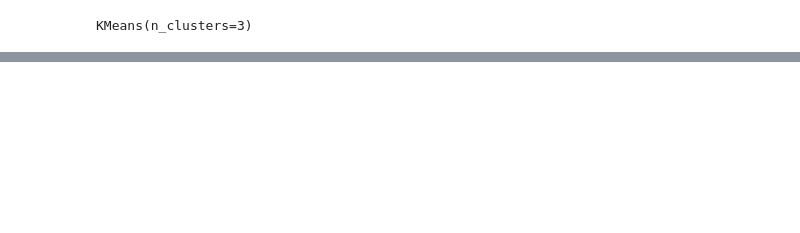
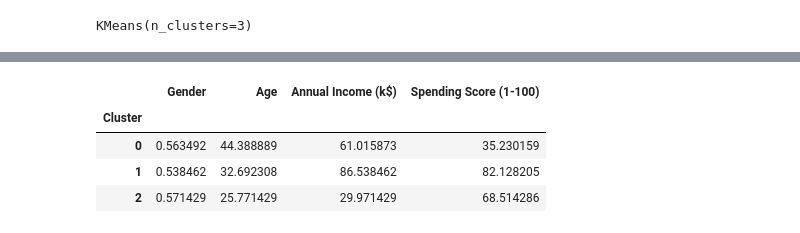
Before and after one commit to isarojdahal/AI-ML-Training-NCIT-6th-Sem-BCA-Students, a Jupyter notebook: 10 - Clustering /main.ipynb, the cells around one changed output, grey strips where cells are left out. Saved outputs shown, nothing was run; the diff lists cells and outputs as text; code cells hidden in the pictures; blank space fills up the shorter version.

```diff
--- a/10 - Clustering /main.ipynb
+++ b/10 - Clustering /main.ipynb
@@ -92,0 +94,9 @@ array([0, 0, 0, 0, 0, 0, 0, 0, 0, 0, 0, 0, 0, 0, 0, 0, 0, 0, 0, 0, 0, 0,
+# %%
+cluster_average = df.groupby("Cluster").mean()
+cluster_average
+# %% [output]
+|  | Gender | Age | Annual Income (k$) | Spending Score (1-100) |
+| Cluster |  |  |  |  |
+| 0 | 0.563492 | 44.388889 | 61.015873 | 35.230159 |
+| 1 | 0.538462 | 32.692308 | 86.538462 | 82.128205 |
+| 2 | 0.571429 | 25.771429 | 29.971429 | 68.514286 |
```
Also changed, not shown: parts of 8 cells of this notebook.
